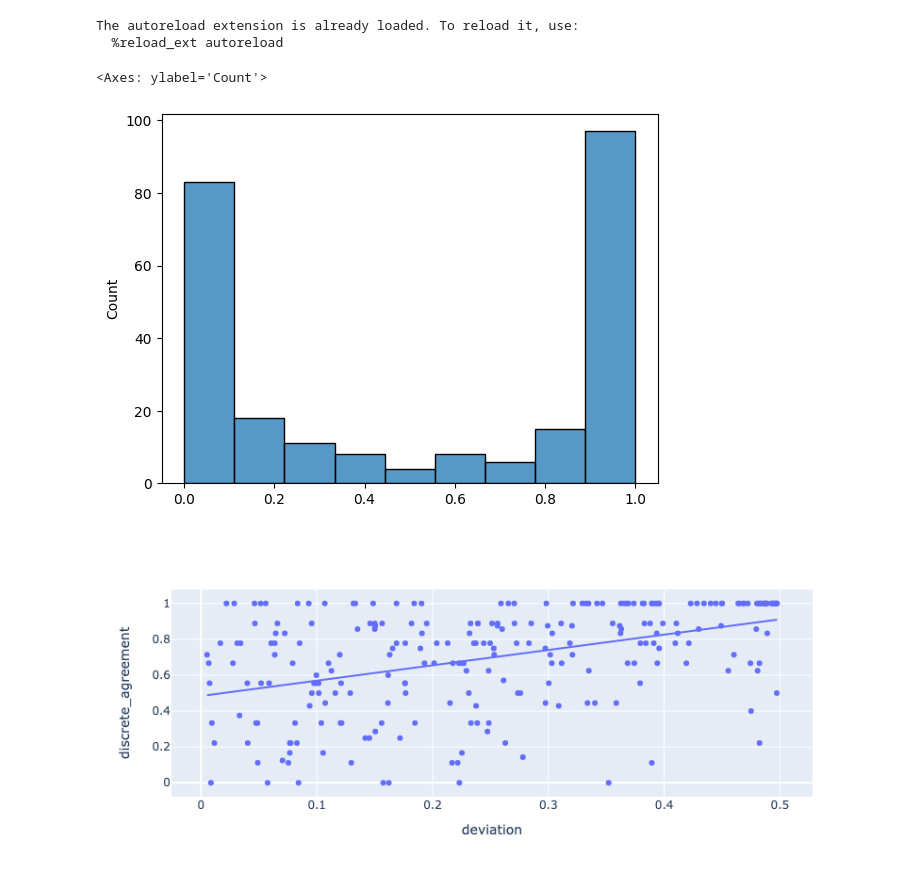
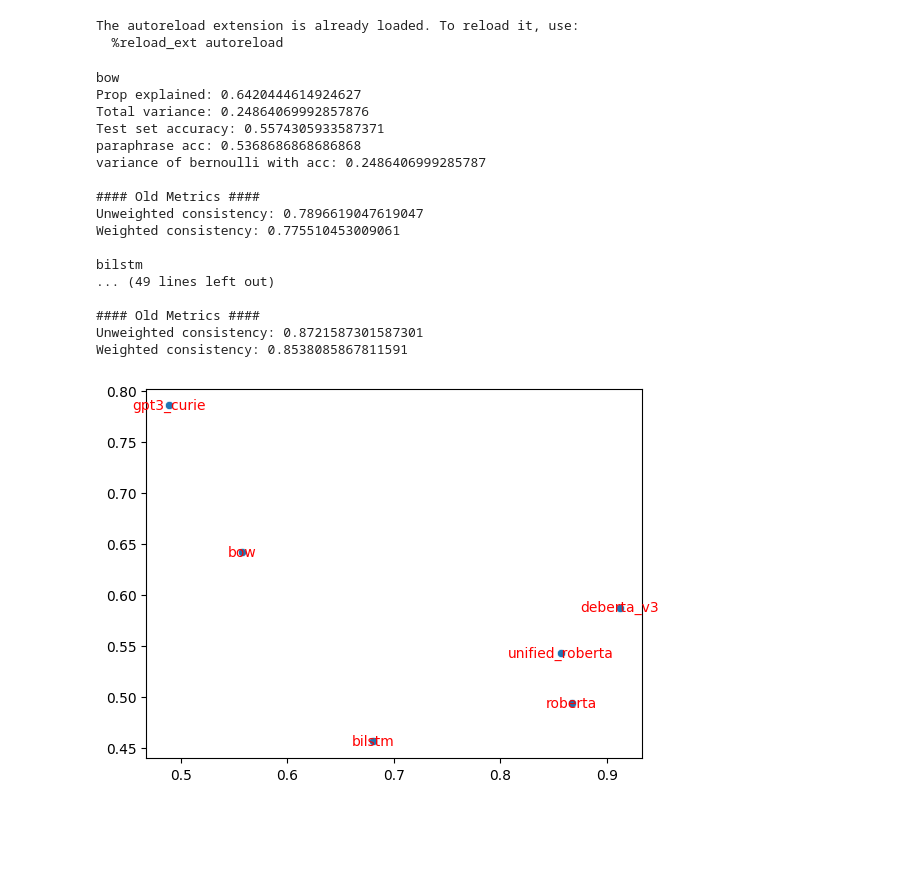
Before and after one commit to nehasrikn/paraphrase-nlu-internal, a Jupyter notebook: experiments/human_consistency/plot_playground_buckets.ipynb, the cells around one changed output. Cells and saved outputs as stored; diff of their text form; code cells hidden in the pictures; blank space fills up the shorter version.

Commit message:
deberta-v3 results

```diff
--- a/experiments/human_consistency/plot_playground_buckets.ipynb
+++ b/experiments/human_consistency/plot_playground_buckets.ipynb
@@ -35,48 +20,53 @@ import seaborn as sns
 # %%
 from simple_colors import *
 import matplotlib.pyplot as plt
 x = []
 y = []
 names = []
 
-for model, analysis in snli_results.items():
+for model, results in human_results.items():
+    analysis = results['snli-human']
+    test_results = results['snli-test']
+
     print(green(model))
     variance_law = analysis.law_of_total_variance_breakdown()
-    test_set_accuracy = test_results_snli[model].accuracy
+    test_set_accuracy = test_results.accuracy
 
     print('Prop explained:', variance_law['prop_explained'])
     print('Total variance:', variance_law['total_var_y'])
     print('Test set accuracy:', test_set_accuracy)
     print('paraphrase acc:', analysis.paraphrase_accuracy())
     print('variance of bernoulli with acc:', (analysis.paraphrase_accuracy() * (1-analysis.paraphrase_accuracy())))
 
     print("\n#### Old Metrics ####")
 
     print('Unweighted consistency:', analysis.mean_unweighted_consistency)
-    print('Weighted consistency:', analysis.calculate_weighted_consistency(test_results_snli[model]))
+    print('Weighted consistency:', analysis.calculate_weighted_consistency(test_results))
 
     print()
     x.append(test_set_accuracy)
     y.append(variance_law['prop_explained'])
     names.append(model)
 
 sns.scatterplot(x=x, y=y)
 for i in range(len(names)):
     plt.text(x[i], y[i], names[i], fontsize=10, ha='center', va='center', color='red')
+# %% [output]
+bow
+Prop explained: 0.6420444614924627
+Total variance: 0.24864069992857876
+Test set accuracy: 0.5574305933587371
+paraphrase acc: 0.5368686868686868
+variance of bernoulli with acc: 0.2486406999285787
+
+#### Old Metrics ####
+Unweighted consistency: 0.7896619047619047
+Weighted consistency: 0.775510453009061
+
+bilstm
+... (49 lines left out)
+
+#### Old Metrics ####
+Unweighted consistency: 0.8721587301587301
+Weighted consistency: 0.8538085867811591
+[figure, added]
-# %%
-import plotly.express as px
-
-x = [b.bucket_correctness_mean for b in snli_results['gpt3-curie'].buckets]
-y = [b.bucket_correctness_variance for b in snli_results['gpt3-curie'].buckets]
-
-sns.histplot(x)
-
-# Set the x and y-axis limits
-# fig.update_xaxes(range=[-0.1, 1.1])  # Set the x-axis limits
-# fig.update_yaxes(range=[-1, 1])  # Set the y-axis limits
-
-# Show the plot
-#fig.show()
-# %% [output]
-<Axes: ylabel='Count'>
-[figure, removed]
@@ -97,16 +72,0 @@ fig.show()
-# %%
-import plotly.express as px
-
-fig = px.scatter(x=[b.original_example_prediction.confidence_deviation for b in snli_results['specialized_roberta'].buckets],
-                 y=[b.bucket_discrete_agreement for b in snli_results['specialized_roberta'].buckets],
-                 labels={'x': 'deviation', 'y': 'discrete_agreement'}, trendline="ols"
-                )
-
-# # Set the x and y-axis limits
-# fig.update_xaxes(range=[-0.1, 1.1])  # Set the x-axis limits
-# fig.update_yaxes(range=[-1, 1])  # Set the y-axis limits
-
-# Show the plot
-fig.show()
-# %% [output]
-[figure, removed]
```
Also changed, not shown: parts of 11 cells of this notebook, 16 other files.
